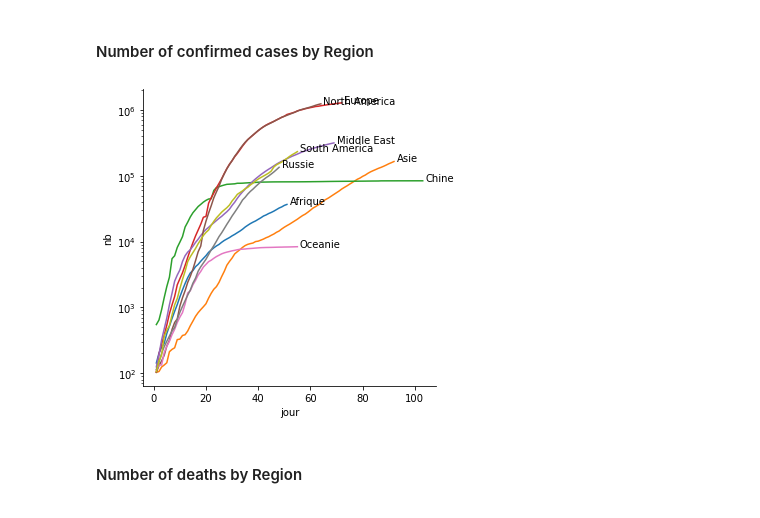
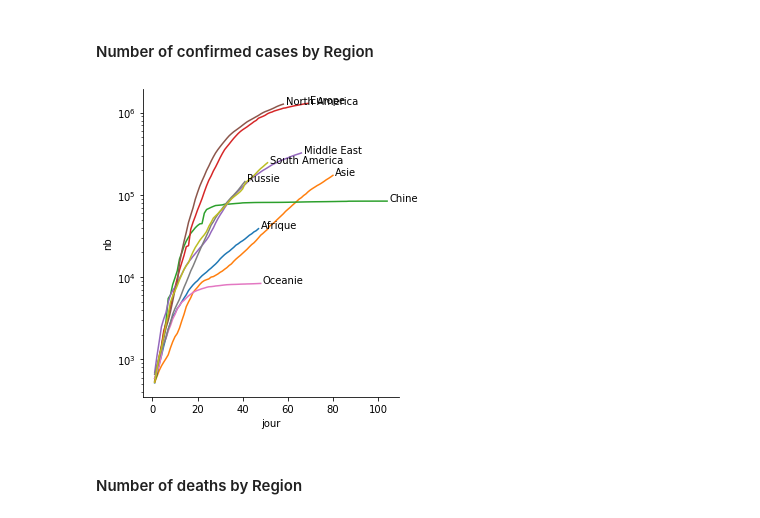
Before and after one commit to ecoudron/Covid-19, a Jupyter notebook: Covid.ipynb, the cells around one changed output. Cells and saved outputs as stored; diff of their text form; code cells hidden in the pictures.

```diff
--- a/Covid.ipynb
+++ b/Covid.ipynb
@@ -21,7 +21,7 @@ source_confirmed = "https://raw.githubusercontent.com/CSSEGISandData/COVID-19/ma
 source_confirmed_US = "https://raw.githubusercontent.com/CSSEGISandData/COVID-19/master/csse_covid_19_data/csse_covid_19_time_series/time_series_covid19_confirmed_US.csv"
 
 # Mapping between contries and continental regions
-source_liste_pays_continents = "data/pays.csv"
+source_liste_pays_continents = "data/countries.csv"
 # %% [markdown]
 ### Data structures
 # %%
@@ -47,7 +47,6 @@ data_deaths_tmp.head()
 Importing a list of mapping between countries and World Region
 # %%
 liste_pays_continents = pd.read_csv(source_liste_pays_continents,sep=";").drop(columns=["PaysUN"])
-liste_pays_continents.columns = ["Country/Region","Region"]
 liste_pays_continents.head()
 # %% [output]
 |  | Country/Region | Region |
@@ -164,9 +163,9 @@ def sync_and_plot(data, col, J0_threshold = 1, min_threshold = 1, date_limit = p
 # %%
 data_confirmed_region = data_confirmed.groupby(["Region","Date"]).sum().reset_index()
 
-fig = sync_and_plot(data_confirmed_region,'Region',100,100)
+fig = sync_and_plot(data_confirmed_region,'Region',500)
 # %% [output]
-[figure, old version]
+[figure, new version]
 # %% [markdown]
 #### Number of deaths by Region
 # %%
```
Also changed, not shown: parts of 10 cells of this notebook, 1 other file.
